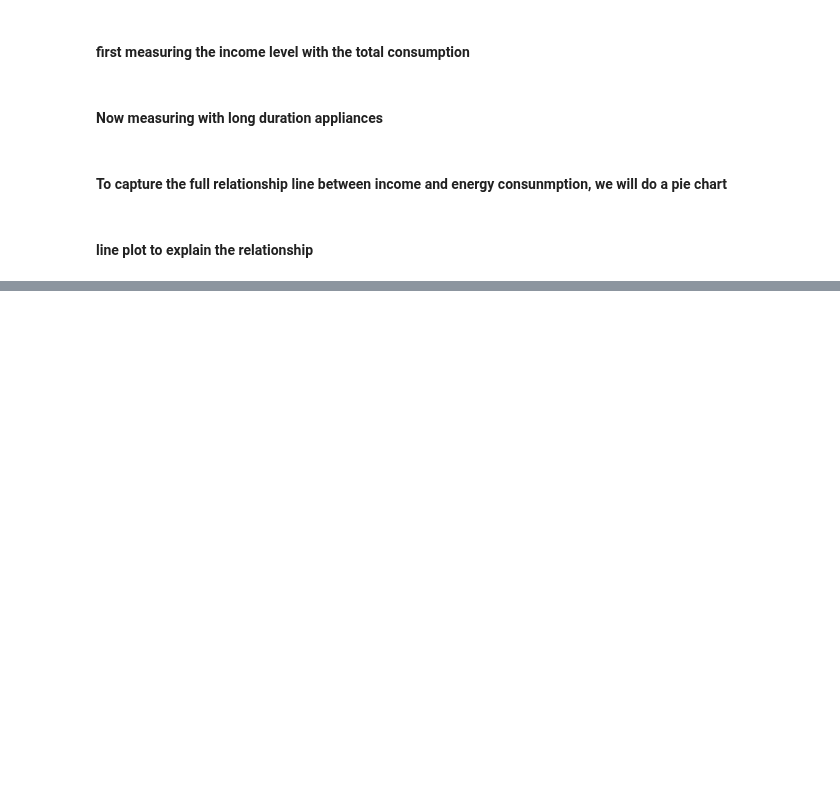
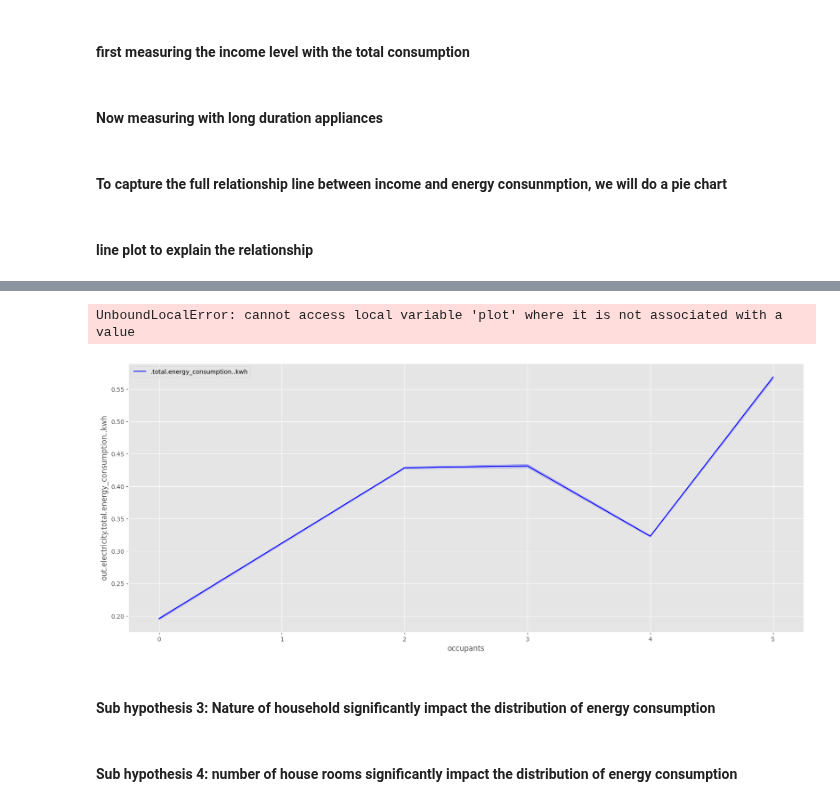
Before and after one commit to 1nuc/load-profile-decomposition, a Jupyter notebook: src/Customer_analysis/run.ipynb, the cells around one changed output, grey strips where cells are left out. Drawn from its saved outputs; the diff is of its cells as text; code cells hidden in the pictures; blank space fills up the shorter version.

```diff
--- a/src/Customer_analysis/run.ipynb
+++ b/src/Customer_analysis/run.ipynb
@@ -624,0 +638,4 @@ vis.replot_zone(da, 'month of the year','Usage','Appliances', 'income level')
+# %%
+occup_df=Appliances.select(*LONG_DURATION, *SHORT_DURATION, 'Short Duration Comulative','bldg_id',
+                  pl.col('in.occupants').alias('occupants').cast(pl.Int32),'month of the year')
+occup_df.select(pl.col('occupants')).describe()
@@ -624,0 +655,9 @@ vis.replot_zone(da, 'month of the year','Usage','Appliances', 'income level')
+# %%
+vis.lineplot(occup_df, 'occupants','out.electricity.total.energy_consumption..kwh')
+# %% [output]
+UnboundLocalError: cannot access local variable 'plot' where it is not associated with a value
+[figure, added]
+# %% [markdown]
+#### Sub hypothesis 3: Nature of household significantly impact the distribution of energy consumption
+# %% [markdown]
+#### Sub hypothesis 4: number of house rooms significantly impact the distribution of energy consumption
```
Also changed, not shown: parts of 6 cells of this notebook, 1 other file.
